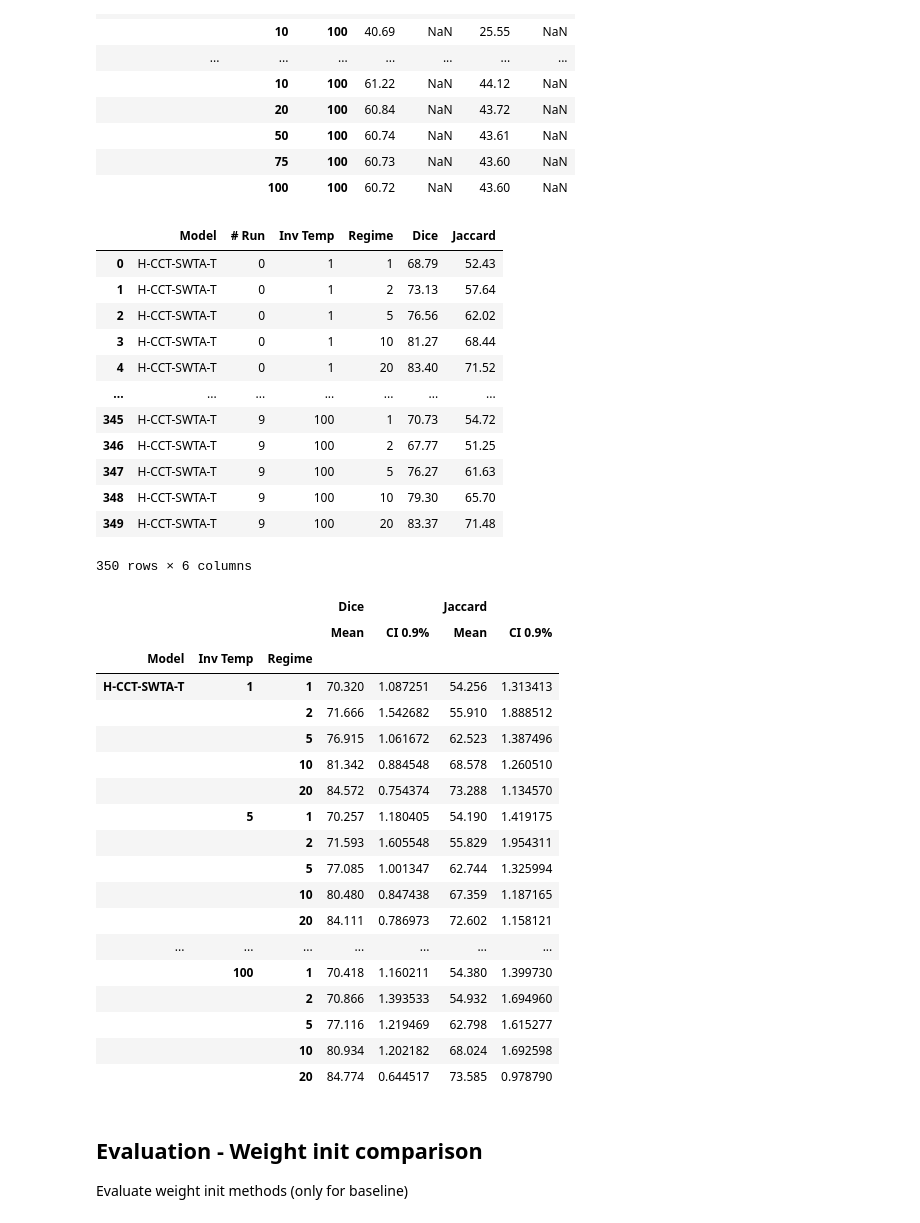
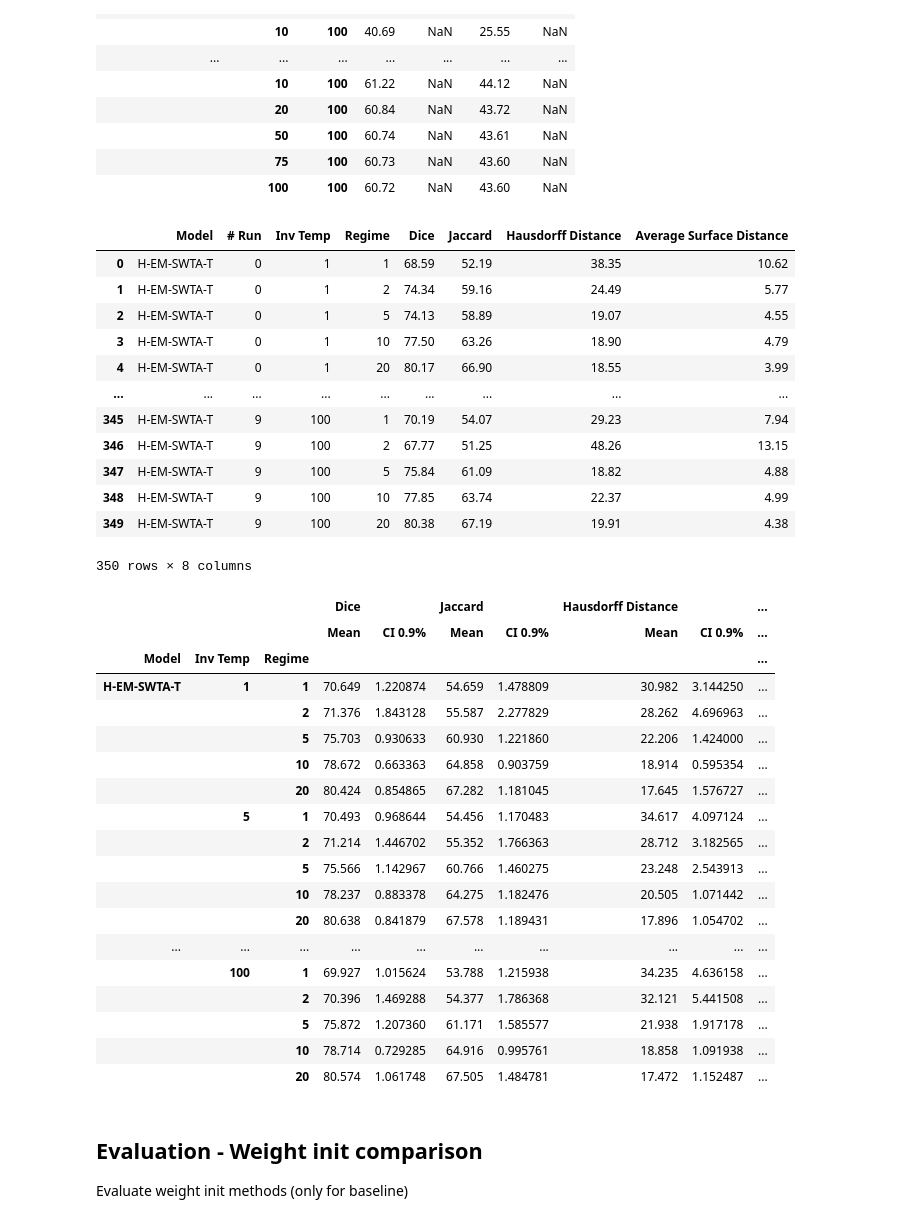
Before and after one commit to ciampluca/hebbian-bootstraping-semi-supervised-medical-imaging, a Jupyter notebook: show_2d.ipynb, the cells around one changed output. Drawn from its saved outputs; the diff is of its cells as text; code cells hidden in the pictures.

Commit message:
added support distance metrics 3d; some minor changes

```diff
--- a/show_2d.ipynb
+++ b/show_2d.ipynb
@@ -190,17 +190,17 @@ display(summary)
 |  | 75 | 100 | 60.73 | NaN | 43.60 | NaN |
 |  | 100 | 100 | 60.72 | NaN | 43.60 | NaN |
 # %%
-EXP_ROOT = "./runs"
+EXP_ROOT = "/home/luca/datino/results/hebbian-bootstraping-semi-supervised-medical-imaging/runs"
 
 REGIMES = ['1', '2', '5', '10', '20']
 
 runs = {
     #'H-UNet-SWTA-T': list(Path(EXP_ROOT + '/GlaS/semi_sup/').glob('h_unet_swta_t')),
-    #'H-EM-SWTA-T': list(Path(EXP_ROOT + '/GlaS/semi_sup/').glob('h_em_unet_swta_t')),
+    'H-EM-SWTA-T': list(Path(EXP_ROOT + '/GlaS/semi_sup/').glob('h_em_unet_swta_t')),
     #'H-UAMT-SWTA-T': list(Path(EXP_ROOT + '/GlaS/semi_sup/').glob('h_uamt_unet_swta_t')),
     #'H-CPS-SWTA-T': list(Path(EXP_ROOT + '/GlaS/semi_sup/').glob('h_cps_unet_swta_t')),
     #'H-URPC-SWTA-T': list(Path(EXP_ROOT + '/GlaS/semi_sup/').glob('h_urpc_unet_swta_t')),
-    'H-CCT-SWTA-T': list(Path(EXP_ROOT + '/GlaS/semi_sup/').glob('h_cct_unet_swta_t')),
+    #'H-CCT-SWTA-T': list(Path(EXP_ROOT + '/GlaS/semi_sup/').glob('h_cct_unet_swta_t')),
 }
 # %%
 # Collect predictions scanning runs
@@ -208,46 +208,46 @@ predictions = pd.concat([collect_all(k, r, 'test.csv', regimes=REGIMES, ignore_o
 # %%
 # Computing metrics
 model_grouper = ['model', 'run_number', 'inv_temp', 'regime']
-metrics = compute_metrics(predictions, model_grouper, metric_names=['Dice', 'Jaccard'])
+metrics = compute_metrics(predictions, model_grouper, metric_names=['Dice', 'Jaccard', 'Hausdorff Distance', 'Average Surface Distance'])
 
 display(metrics)
 
-summary = summarize_metrics(metrics, metric_names=['Dice', 'Jaccard'], confidence_level=0.90)
+summary = summarize_metrics(metrics, metric_names=['Dice', 'Jaccard', 'Hausdorff Distance', 'Average Surface Distance'], confidence_level=0.90)
 
 display(summary)
 # %% [output]
-|  | Model | # Run | Inv Temp | Regime | Dice | Jaccard |
-| 0 | H-CCT-SWTA-T | 0 | 1 | 1 | 68.79 | 52.43 |
-| 1 | H-CCT-SWTA-T | 0 | 1 | 2 | 73.13 | 57.64 |
-| 2 | H-CCT-SWTA-T | 0 | 1 | 5 | 76.56 | 62.02 |
-| 3 | H-CCT-SWTA-T | 0 | 1 | 10 | 81.27 | 68.44 |
-| 4 | H-CCT-SWTA-T | 0 | 1 | 20 | 83.40 | 71.52 |
-| ... | ... | ... | ... | ... | ... | ... |
-| 345 | H-CCT-SWTA-T | 9 | 100 | 1 | 70.73 | 54.72 |
-| 346 | H-CCT-SWTA-T | 9 | 100 | 2 | 67.77 | 51.25 |
-| 347 | H-CCT-SWTA-T | 9 | 100 | 5 | 76.27 | 61.63 |
-| 348 | H-CCT-SWTA-T | 9 | 100 | 10 | 79.30 | 65.70 |
-| 349 | H-CCT-SWTA-T | 9 | 100 | 20 | 83.37 | 71.48 |
+|  | Model | # Run | Inv Temp | Regime | Dice | Jaccard | Hausdorff Distance | Average Surface Distance |
+| 0 | H-EM-SWTA-T | 0 | 1 | 1 | 68.59 | 52.19 | 38.35 | 10.62 |
+| 1 | H-EM-SWTA-T | 0 | 1 | 2 | 74.34 | 59.16 | 24.49 | 5.77 |
+| 2 | H-EM-SWTA-T | 0 | 1 | 5 | 74.13 | 58.89 | 19.07 | 4.55 |
+| 3 | H-EM-SWTA-T | 0 | 1 | 10 | 77.50 | 63.26 | 18.90 | 4.79 |
+| 4 | H-EM-SWTA-T | 0 | 1 | 20 | 80.17 | 66.90 | 18.55 | 3.99 |
+| ... | ... | ... | ... | ... | ... | ... | ... | ... |
+| 345 | H-EM-SWTA-T | 9 | 100 | 1 | 70.19 | 54.07 | 29.23 | 7.94 |
+| 346 | H-EM-SWTA-T | 9 | 100 | 2 | 67.77 | 51.25 | 48.26 | 13.15 |
+| 347 | H-EM-SWTA-T | 9 | 100 | 5 | 75.84 | 61.09 | 18.82 | 4.88 |
+| 348 | H-EM-SWTA-T | 9 | 100 | 10 | 77.85 | 63.74 | 22.37 | 4.99 |
+| 349 | H-EM-SWTA-T | 9 | 100 | 20 | 80.38 | 67.19 | 19.91 | 4.38 |
-350 rows × 6 columns
+350 rows × 8 columns
-|  |  |  | Dice |  | Jaccard |  |
-|  |  |  | Mean | CI 0.9% | Mean | CI 0.9% |
-| Model | Inv Temp | Regime |  |  |  |  |
-| H-CCT-SWTA-T | 1 | 1 | 70.320 | 1.087251 | 54.256 | 1.313413 |
-|  |  | 2 | 71.666 | 1.542682 | 55.910 | 1.888512 |
-|  |  | 5 | 76.915 | 1.061672 | 62.523 | 1.387496 |
-|  |  | 10 | 81.342 | 0.884548 | 68.578 | 1.260510 |
-|  |  | 20 | 84.572 | 0.754374 | 73.288 | 1.134570 |
-|  | 5 | 1 | 70.257 | 1.180405 | 54.190 | 1.419175 |
-|  |  | 2 | 71.593 | 1.605548 | 55.829 | 1.954311 |
-|  |  | 5 | 77.085 | 1.001347 | 62.744 | 1.325994 |
-|  |  | 10 | 80.480 | 0.847438 | 67.359 | 1.187165 |
-|  |  | 20 | 84.111 | 0.786973 | 72.602 | 1.158121 |
-| ... | ... | ... | ... | ... | ... | ... |
-|  | 100 | 1 | 70.418 | 1.160211 | 54.380 | 1.399730 |
-|  |  | 2 | 70.866 | 1.393533 | 54.932 | 1.694960 |
-|  |  | 5 | 77.116 | 1.219469 | 62.798 | 1.615277 |
-|  |  | 10 | 80.934 | 1.202182 | 68.024 | 1.692598 |
-|  |  | 20 | 84.774 | 0.644517 | 73.585 | 0.978790 |
+|  |  |  | Dice |  | Jaccard |  | Hausdorff Distance |  | ... |
+|  |  |  | Mean | CI 0.9% | Mean | CI 0.9% | Mean | CI 0.9% | ... |
+| Model | Inv Temp | Regime |  |  |  |  |  |  | ... |
+| H-EM-SWTA-T | 1 | 1 | 70.649 | 1.220874 | 54.659 | 1.478809 | 30.982 | 3.144250 | ... |
+|  |  | 2 | 71.376 | 1.843128 | 55.587 | 2.277829 | 28.262 | 4.696963 | ... |
+|  |  | 5 | 75.703 | 0.930633 | 60.930 | 1.221860 | 22.206 | 1.424000 | ... |
+|  |  | 10 | 78.672 | 0.663363 | 64.858 | 0.903759 | 18.914 | 0.595354 | ... |
+|  |  | 20 | 80.424 | 0.854865 | 67.282 | 1.181045 | 17.645 | 1.576727 | ... |
+|  | 5 | 1 | 70.493 | 0.968644 | 54.456 | 1.170483 | 34.617 | 4.097124 | ... |
+|  |  | 2 | 71.214 | 1.446702 | 55.352 | 1.766363 | 28.712 | 3.182565 | ... |
+|  |  | 5 | 75.566 | 1.142967 | 60.766 | 1.460275 | 23.248 | 2.543913 | ... |
+|  |  | 10 | 78.237 | 0.883378 | 64.275 | 1.182476 | 20.505 | 1.071442 | ... |
+|  |  | 20 | 80.638 | 0.841879 | 67.578 | 1.189431 | 17.896 | 1.054702 | ... |
+| ... | ... | ... | ... | ... | ... | ... | ... | ... | ... |
+|  | 100 | 1 | 69.927 | 1.015624 | 53.788 | 1.215938 | 34.235 | 4.636158 | ... |
+|  |  | 2 | 70.396 | 1.469288 | 54.377 | 1.786368 | 32.121 | 5.441508 | ... |
+|  |  | 5 | 75.872 | 1.207360 | 61.171 | 1.585577 | 21.938 | 1.917178 | ... |
+|  |  | 10 | 78.714 | 0.729285 | 64.916 | 0.995761 | 18.858 | 1.091938 | ... |
+|  |  | 20 | 80.574 | 1.061748 | 67.505 | 1.484781 | 17.472 | 1.152487 | ... |
 # %% [markdown]
 <h2>Evaluation - Weight init comparison</h2>
 
```
Also changed, not shown: parts of 4 cells of this notebook, 20 other files.
